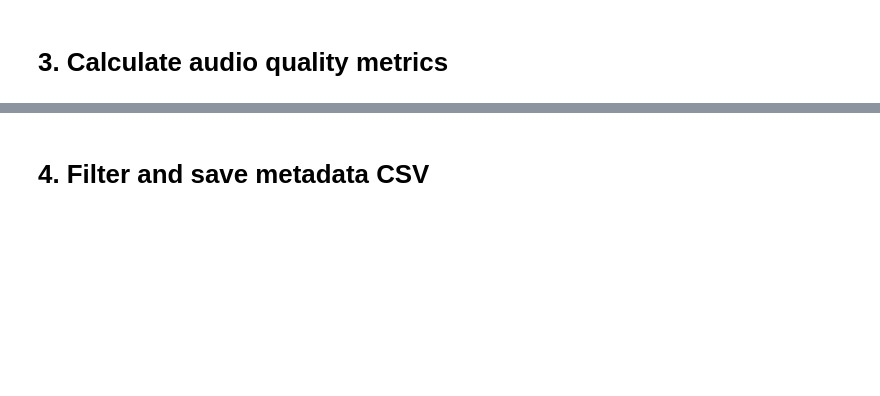
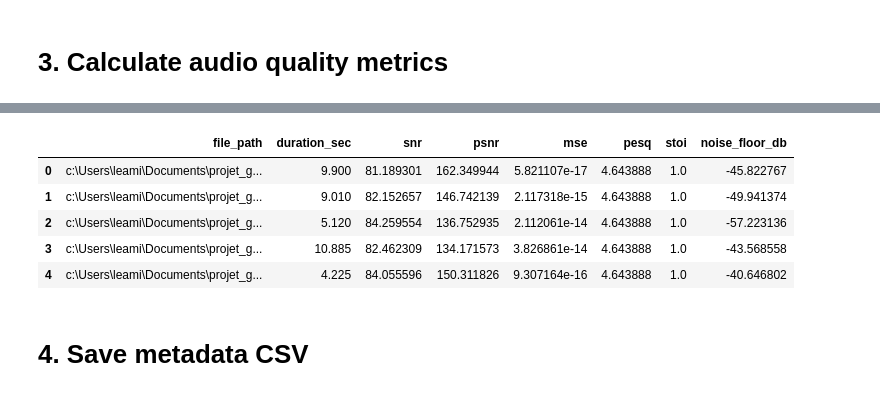
Before and after one commit to LeaMyl/GaussBuster, a Jupyter notebook: notebooks/prepare_metadata_dataset.ipynb, the cells around one changed output, grey strips where cells are left out. Drawn from its saved outputs; the diff is of its cells as text; code cells hidden in the pictures; blank space fills up the shorter version.

Commit message:
adding scores

```diff
--- a/notebooks/prepare_metadata_dataset.ipynb
+++ b/notebooks/prepare_metadata_dataset.ipynb
@@ -16,6 +16,17 @@ import soundfile as sf
 import torchaudio
 import random
 import shutil
+from scipy.signal import butter, lfilter
+import tempfile
+
+# import the src folder
+import sys
+sys.path.insert(0, os.path.abspath(os.path.join(os.getcwd(), '..', 'src')))
+try:
+    from quality_scores import butter_lowpass_filter, compute_snr, compute_psnr, compute_mse, compute_pesq, compute_stoi
+except Exception as e:
+    print("Failed to import quality_scores from src:", e)
+    raise
 # %% [markdown]
 # 1. load dataset
 # %% [markdown]
@@ -35,7 +46,7 @@ try:
     )
 
     # Take a small random sample
-    N_SAMPLES = 2000
+    N_SAMPLES = 300
     total_files = len(dataset)
     sampled_indices = random.sample(range(total_files), min(N_SAMPLES, total_files))
 
@@ -139,3 +237,12 @@ df_filtered = df[
+# %%
+df_filtered.head()
+# %% [output]
+|  | file_path | duration_sec | snr | psnr | mse | pesq | stoi | noise_floor_db |
+| 0 | c:\Users\leami\Documents\projet_g... | 9.900 | 81.189301 | 162.349944 | 5.821107e-17 | 4.643888 | 1.0 | -45.822767 |
+| 1 | c:\Users\leami\Documents\projet_g... | 9.010 | 82.152657 | 146.742139 | 2.117318e-15 | 4.643888 | 1.0 | -49.941374 |
+| 2 | c:\Users\leami\Documents\projet_g... | 5.120 | 84.259554 | 136.752935 | 2.112061e-14 | 4.643888 | 1.0 | -57.223136 |
+| 3 | c:\Users\leami\Documents\projet_g... | 10.885 | 82.462309 | 134.171573 | 3.826861e-14 | 4.643888 | 1.0 | -43.568558 |
+| 4 | c:\Users\leami\Documents\projet_g... | 4.225 | 84.055596 | 150.311826 | 9.307164e-16 | 4.643888 | 1.0 | -40.646802 |
 # %% [markdown]
-# 4. Filter and save metadata CSV
+# 4. Save metadata CSV
 # %%
```
Also changed, not shown: parts of 6 cells of this notebook, 4 other files.
